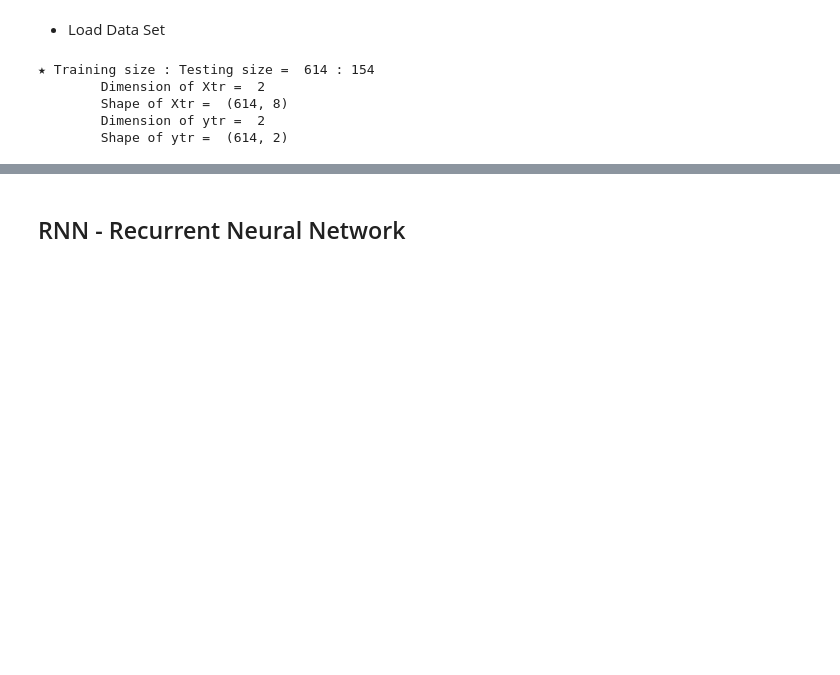
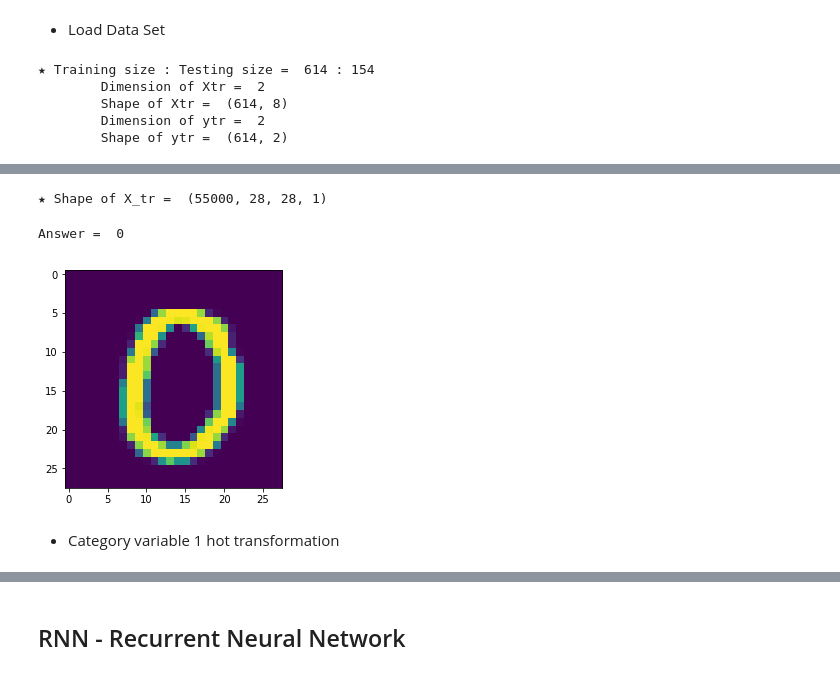
Before and after one commit to iamshihshan/PyOllyTutorial, a Jupyter notebook: 06_Keras.ipynb, the cells around one changed output, grey strips where cells are left out. Drawn from its saved outputs; the diff is of its cells as text; code cells hidden in the pictures; blank space fills up the shorter version.

```diff
--- a/06_Keras.ipynb
+++ b/06_Keras.ipynb
@@ -192,0 +415,6 @@ L9a
+# %%
+mnist = input_data.read_data_sets("DataBase/")
+X_train = mnist.train.images
+y_train = mnist.train.labels
+X_test = mnist.test.images
+y_test = mnist.test.labels
@@ -192,0 +444,15 @@ L9a
+# %%
+X_tr = X_train.reshape(55000, 28, 28, 1).astype('float32')
+X_te = X_test.reshape(10000, 28, 28, 1).astype('float32')
+print('★ Shape of X_tr = ',X_tr.shape)
+# %% [output]
+★ Shape of X_tr =  (55000, 28, 28, 1)
+# %%
+X_tr_img = X_train.reshape(55000, 28, 28).astype('float32')
+plt.imshow(X_tr_img[10])
+print('Answer = ', y_train[10])
+# %% [output]
+Answer =  0
+[figure, added]
+# %% [markdown]
+* Category variable 1 hot transformation
```
Also changed, not shown: parts of 38 cells of this notebook.
